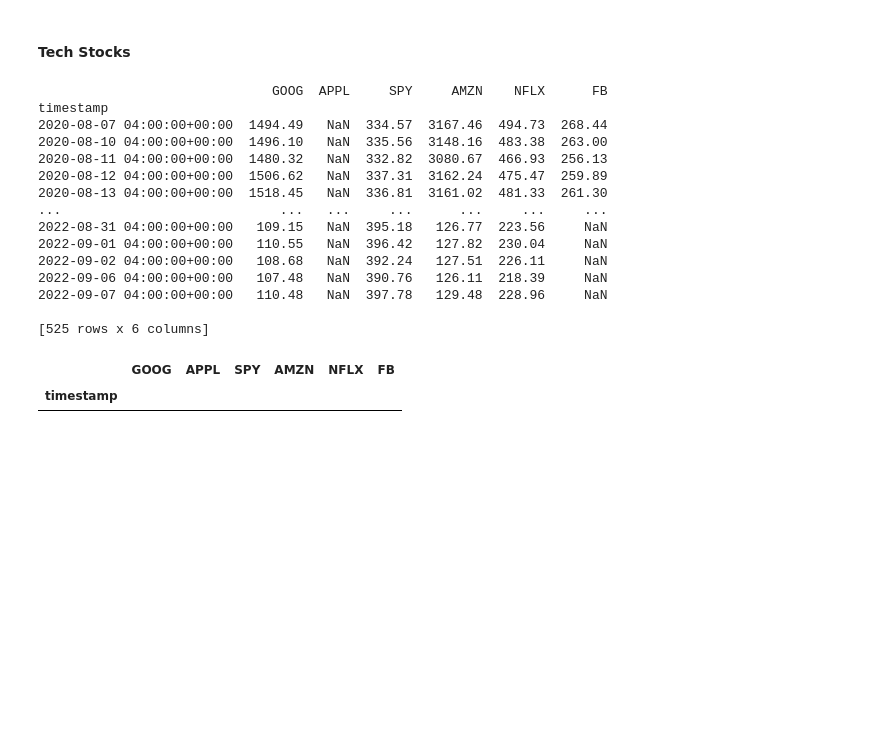
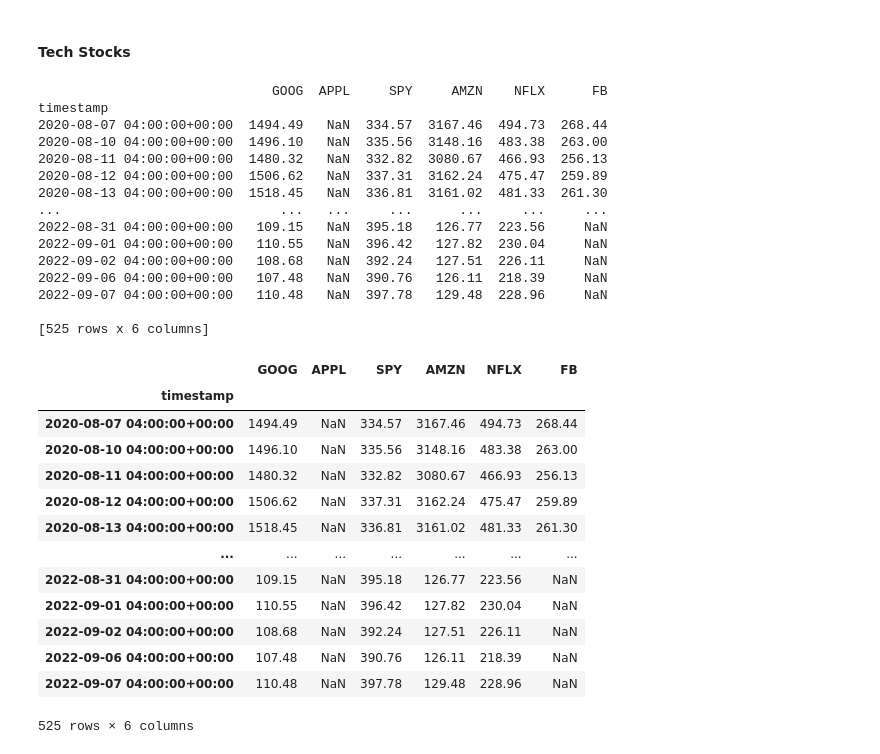
Before and after one commit to briabr/fintech-project1-invetsment-market-analysis, a Jupyter notebook: api.ipynb, the cells around one changed output. Drawn from its saved outputs; the diff is of its cells as text; code cells hidden in the pictures; blank space fills up the shorter version.

Commit message:
cleaned the close price data for both tech and etf

```diff
--- a/api.ipynb
+++ b/api.ipynb
@@ -136,31 +135,39 @@ df_etf.tail()
 # %% [markdown]
 #### Tech Stocks
 # %%
-# extract close price form tech stock data
+# extract close price frm tech stock data
 tech_close_price = pd.DataFrame()
 for i in [ticker[0] for ticker in df_tech_stock_data]:
     tech_close_price[i] = df_tech_stock_data[i]['close']
 print(tech_close_price)
+tech_close_price
 # %% [output]
                               GOOG  APPL     SPY     AMZN    NFLX      FB
 timestamp
 2020-08-07 04:00:00+00:00  1494.49   NaN  334.57  3167.46  494.73  268.44
 2020-08-10 04:00:00+00:00  1496.10   NaN  335.56  3148.16  483.38  263.00
 2020-08-11 04:00:00+00:00  1480.32   NaN  332.82  3080.67  466.93  256.13
 2020-08-12 04:00:00+00:00  1506.62   NaN  337.31  3162.24  475.47  259.89
 2020-08-13 04:00:00+00:00  1518.45   NaN  336.81  3161.02  481.33  261.30
 ...                            ...   ...     ...      ...     ...     ...
 2022-08-31 04:00:00+00:00   109.15   NaN  395.18   126.77  223.56     NaN
 2022-09-01 04:00:00+00:00   110.55   NaN  396.42   127.82  230.04     NaN
 2022-09-02 04:00:00+00:00   108.68   NaN  392.24   127.51  226.11     NaN
 2022-09-06 04:00:00+00:00   107.48   NaN  390.76   126.11  218.39     NaN
 2022-09-07 04:00:00+00:00   110.48   NaN  397.78   129.48  228.96     NaN
 
 [525 rows x 6 columns]
+|  | GOOG | APPL | SPY | AMZN | NFLX | FB |
+| timestamp |  |  |  |  |  |  |
+| 2020-08-07 04:00:00+00:00 | 1494.49 | NaN | 334.57 | 3167.46 | 494.73 | 268.44 |
+| 2020-08-10 04:00:00+00:00 | 1496.10 | NaN | 335.56 | 3148.16 | 483.38 | 263.00 |
+| 2020-08-11 04:00:00+00:00 | 1480.32 | NaN | 332.82 | 3080.67 | 466.93 | 256.13 |
+| 2020-08-12 04:00:00+00:00 | 1506.62 | NaN | 337.31 | 3162.24 | 475.47 | 259.89 |
+| 2020-08-13 04:00:00+00:00 | 1518.45 | NaN | 336.81 | 3161.02 | 481.33 | 261.30 |
+| ... | ... | ... | ... | ... | ... | ... |
+| 2022-08-31 04:00:00+00:00 | 109.15 | NaN | 395.18 | 126.77 | 223.56 | NaN |
+| 2022-09-01 04:00:00+00:00 | 110.55 | NaN | 396.42 | 127.82 | 230.04 | NaN |
+| 2022-09-02 04:00:00+00:00 | 108.68 | NaN | 392.24 | 127.51 | 226.11 | NaN |
+| 2022-09-06 04:00:00+00:00 | 107.48 | NaN | 390.76 | 126.11 | 218.39 | NaN |
+| 2022-09-07 04:00:00+00:00 | 110.48 | NaN | 397.78 | 129.48 | 228.96 | NaN |
+525 rows × 6 columns
-# %%
-# Clean the tech data
-close_price_adj = tech_close_price.dropna()
-close_price_adj.head()
-# %% [output]
-|  | GOOG | APPL | SPY | AMZN | NFLX | FB |
-| timestamp |  |  |  |  |  |  |
```
Also changed, not shown: parts of 4 cells of this notebook.
